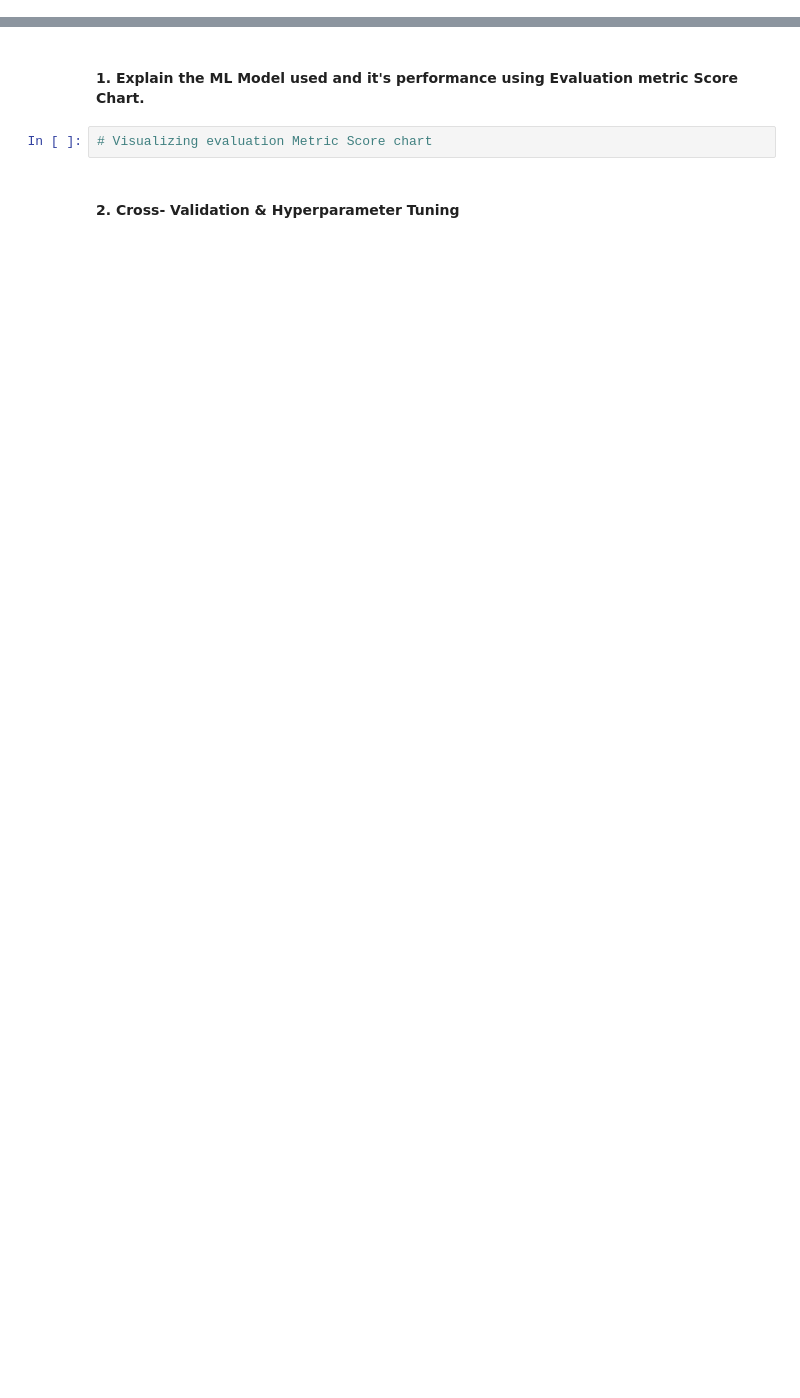
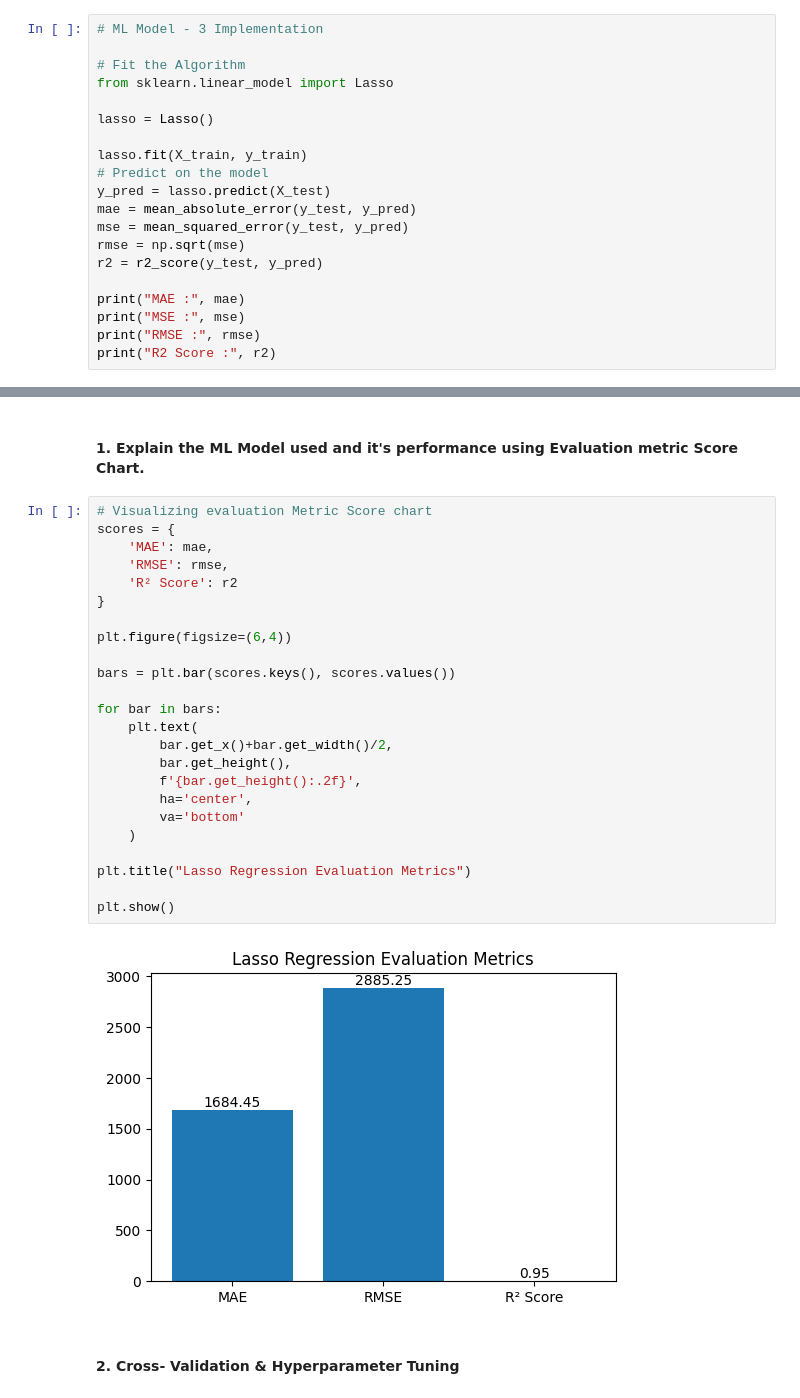
Before and after one commit to GEE2007/Medical-Insurance-Cost-Prediction, a Jupyter notebook: Medical_Insurance_Cost_Prediction.ipynb, the cells around one changed output, grey strips where cells are left out. Drawn from its saved outputs; the diff is of its cells as text; blank space fills up the shorter version.

```diff
--- a/Medical_Insurance_Cost_Prediction.ipynb
+++ b/Medical_Insurance_Cost_Prediction.ipynb
@@ -1321,0 +1469,20 @@ Answer Here.
+# %%
+# ML Model - 3 Implementation
+
+# Fit the Algorithm
+from sklearn.linear_model import Lasso
+
+lasso = Lasso()
+
+lasso.fit(X_train, y_train)
+# Predict on the model
+y_pred = lasso.predict(X_test)
+mae = mean_absolute_error(y_test, y_pred)
+mse = mean_squared_error(y_test, y_pred)
+rmse = np.sqrt(mse)
+r2 = r2_score(y_test, y_pred)
+
+print("MAE :", mae)
+print("MSE :", mse)
+print("RMSE :", rmse)
+print("R2 Score :", r2)
@@ -1322,7 +1494,31 @@ Answer Here.
 # %% [markdown]
 #### 1. Explain the ML Model used and it's performance using Evaluation metric Score Chart.
-# %%
-# Visualizing evaluation Metric Score chart
+# %%
+# Visualizing evaluation Metric Score chart
+scores = {
+    'MAE': mae,
+    'RMSE': rmse,
+    'R² Score': r2
+}
+
+plt.figure(figsize=(6,4))
+
+bars = plt.bar(scores.keys(), scores.values())
+
+for bar in bars:
+    plt.text(
+        bar.get_x()+bar.get_width()/2,
+        bar.get_height(),
+        f'{bar.get_height():.2f}',
+        ha='center',
+        va='bottom'
+    )
+
+plt.title("Lasso Regression Evaluation Metrics")
+
+plt.show()
+# %% [output]
+[figure, added]
 # %% [markdown]
 #### 2. Cross- Validation & Hyperparameter Tuning
 # %%
```
Also changed, not shown: parts of 34 cells of this notebook.
